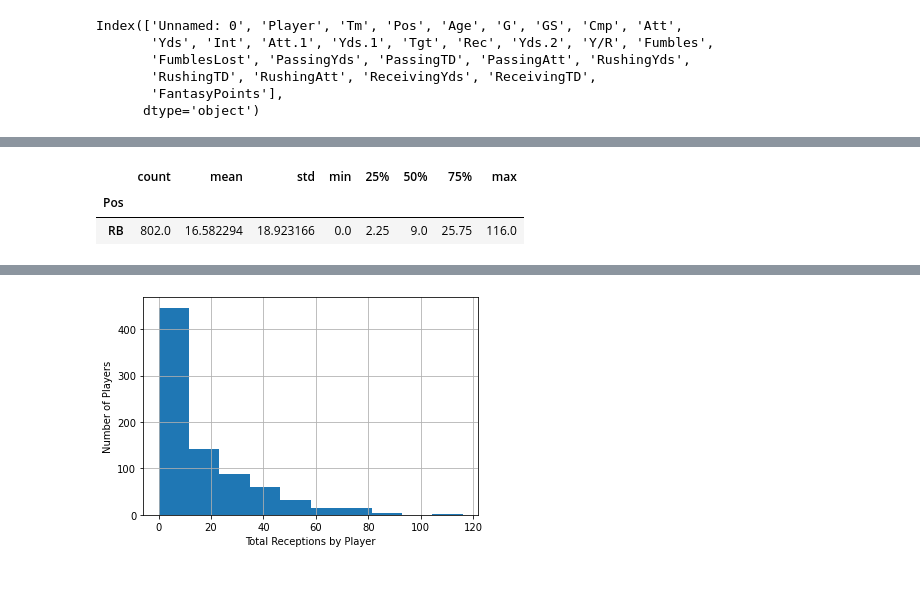
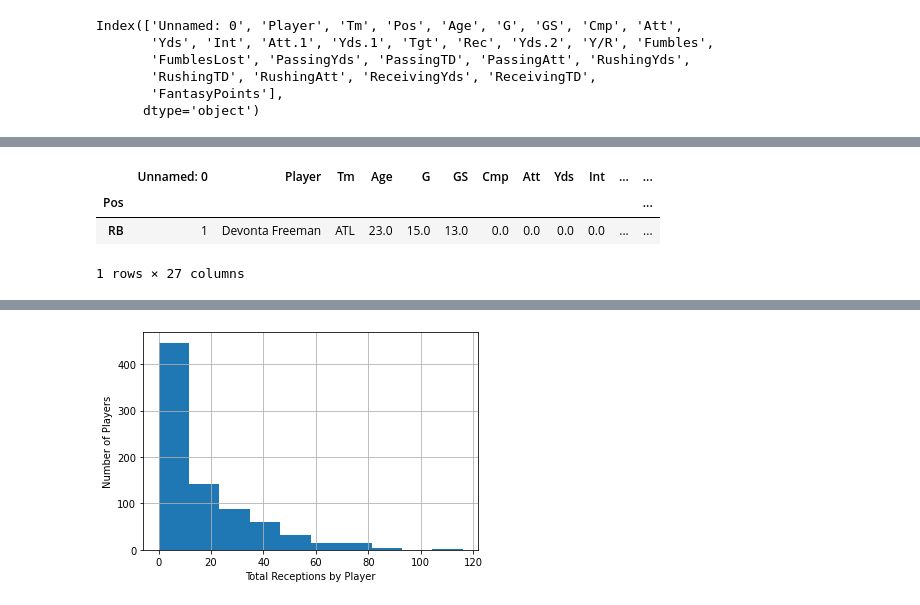
Before and after one commit to tiffanyharris711/pandasy-football, a Jupyter notebook: TomWork.ipynb, the cells around one changed output, grey strips where cells are left out. Cells and saved outputs as stored; diff of their text form; code cells hidden in the pictures.

```diff
--- a/TomWork.ipynb
+++ b/TomWork.ipynb
@@ -135,8 +75,40 @@ big_df
-# %%
-desc_rec = skill_data.groupby(["Pos"]).describe()["Rec"]
-
-desc_rec
-# %% [output]
-|  | count | mean | std | min | 25% | 50% | 75% | max |
-| Pos |  |  |  |  |  |  |  |  |
-| RB | 802.0 | 16.582294 | 18.923166 | 0.0 | 2.25 | 9.0 | 25.75 | 116.0 |
+# %%
+# Assemble new dataframes of runningbacks / Set Index to Positions / Set by year
+# Don't have to print all of them, just to show.
+
+#2019
+
+data_pos_19 = player_data_19.set_index(["Pos"])
+
+skill_data_19 = data_pos_19.drop(['QB','0','WR','TE'])
+
+# 2018
+
+data_pos_18 = player_data_18.set_index(["Pos"])
+
+skill_data_18 = data_pos_18.drop(['QB','0','WR','TE'])
+
+#2017
+
+data_pos_17 = player_data_17.set_index(["Pos"])
+
+skill_data_17 = data_pos_17.drop(['QB','0','WR','TE'])
+
+#2016
+
+data_pos_16 = player_data_16.set_index(["Pos"])
+
+skill_data_16 = data_pos_16.drop(['QB','0','WR','TE'])
+
+#2015
+
+data_pos_15 = player_data_15.set_index(["Pos"])
+
+skill_data_15 = data_pos_15.drop(['QB','0','WR','TE'])
+
+skill_data_15.head(1)
+# %% [output]
+|  | Unnamed: 0 | Player | Tm | Age | G | GS | Cmp | Att | Yds | Int | ... | ... |
+| Pos |  |  |  |  |  |  |  |  |  |  |  | ... |
+| RB | 1 | Devonta Freeman | ATL | 23.0 | 15.0 | 13.0 | 0.0 | 0.0 | 0.0 | 0.0 | ... | ... |
+1 rows × 27 columns
```
Also changed, not shown: parts of 23 cells of this notebook.
